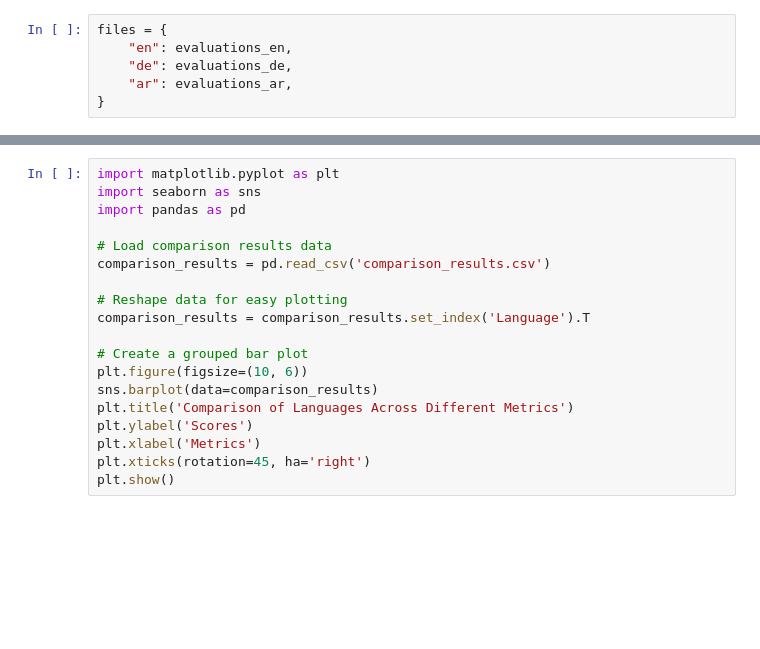
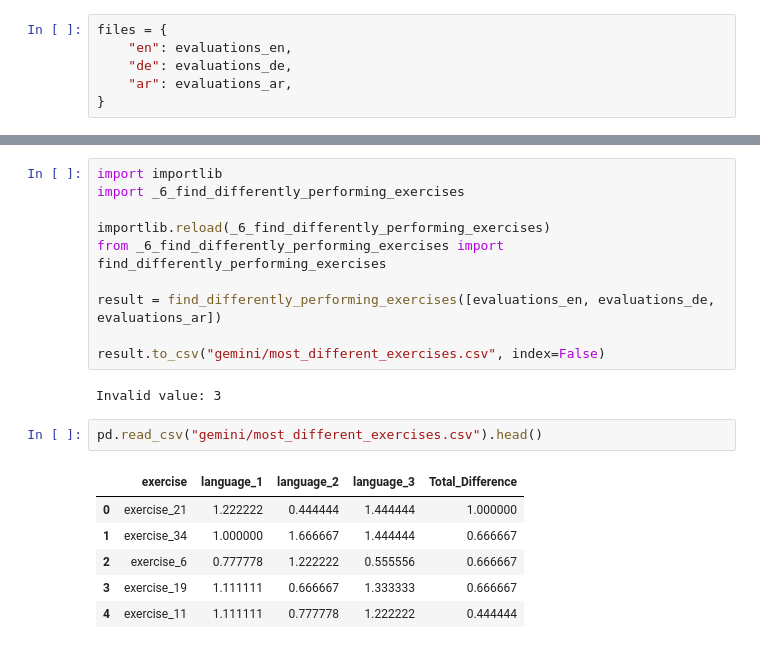
Before and after one commit to iug-htw/solution_evaluator, a Jupyter notebook: test_and_eval_pipeline-gemini.ipynb, the cells around one changed output, grey strips where cells are left out. Drawn from its saved outputs; the diff is of its cells as text; blank space fills up the shorter version.

```diff
--- a/test_and_eval_pipeline-gemini.ipynb
+++ b/test_and_eval_pipeline-gemini.ipynb
@@ -193,19 +410,21 @@ FileNotFoundError: [Errno 2] No such file or directory: 'comparison_results.csv'
 # %%
-import matplotlib.pyplot as plt
-import seaborn as sns
-import pandas as pd
+import importlib
+import _6_find_differently_performing_exercises
 
-# Load comparison results data
-comparison_results = pd.read_csv('comparison_results.csv')
+importlib.reload(_6_find_differently_performing_exercises)
+from _6_find_differently_performing_exercises import find_differently_performing_exercises
 
-# Reshape data for easy plotting
-comparison_results = comparison_results.set_index('Language').T
+result = find_differently_performing_exercises([evaluations_en, evaluations_de, evaluations_ar])
 
-# Create a grouped bar plot
-plt.figure(figsize=(10, 6))
-sns.barplot(data=comparison_results)
-plt.title('Comparison of Languages Across Different Metrics')
-plt.ylabel('Scores')
-plt.xlabel('Metrics')
-plt.xticks(rotation=45, ha='right')
-plt.show()
+result.to_csv("gemini/most_different_exercises.csv", index=False)
+# %% [output]
+Invalid value: 3
+# %%
+pd.read_csv("gemini/most_different_exercises.csv").head()
+# %% [output]
+|  | exercise | language_1 | language_2 | language_3 | Total_Difference |
+| 0 | exercise_21 | 1.222222 | 0.444444 | 1.444444 | 1.000000 |
+| 1 | exercise_34 | 1.000000 | 1.666667 | 1.444444 | 0.666667 |
+| 2 | exercise_6 | 0.777778 | 1.222222 | 0.555556 | 0.666667 |
+| 3 | exercise_19 | 1.111111 | 0.666667 | 1.333333 | 0.666667 |
+| 4 | exercise_11 | 1.111111 | 0.777778 | 1.222222 | 0.444444 |
```
Also changed, not shown: parts of 44 cells of this notebook, 21 other files.
